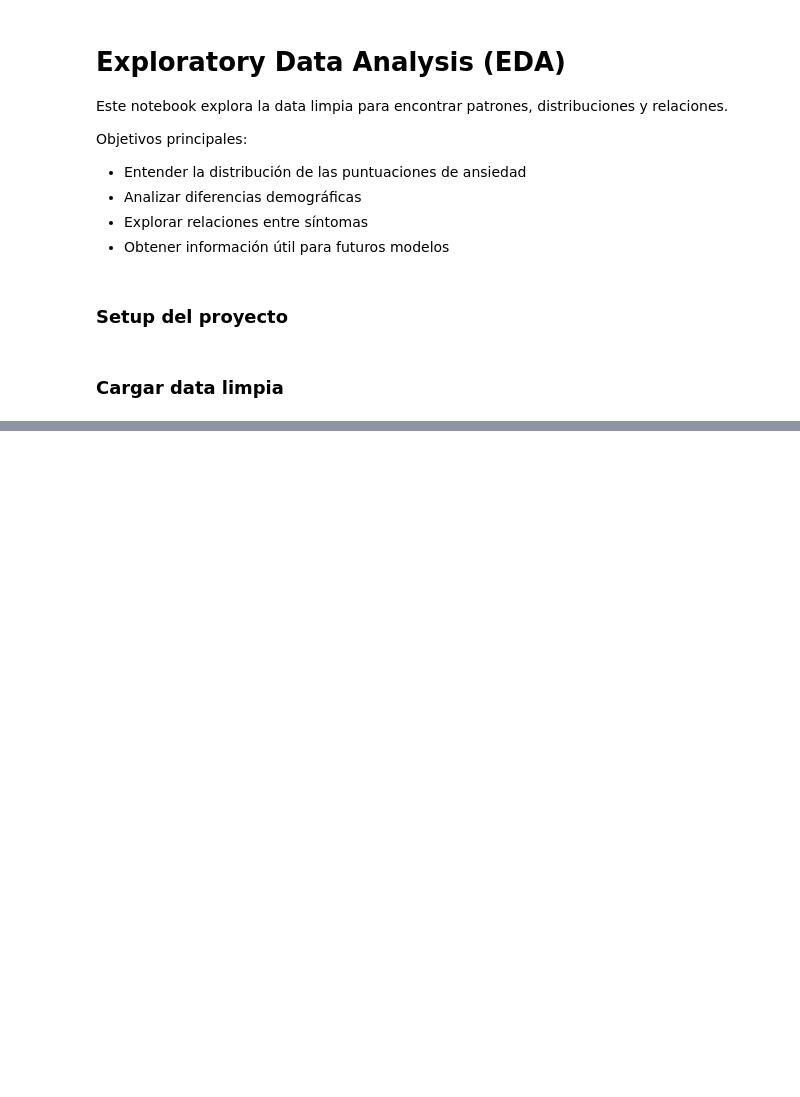
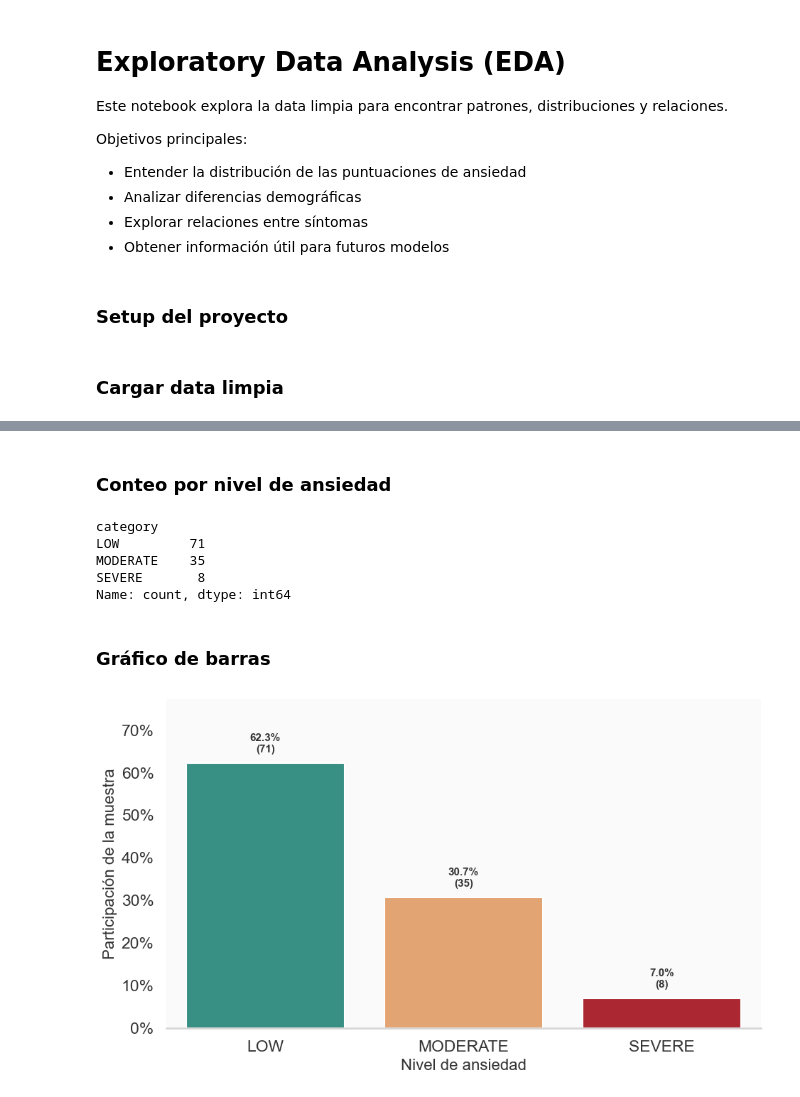
Before and after one commit to homeless-coder/bai-analysis, a Jupyter notebook: notebooks/02_eda.ipynb, the cells around one changed output, grey strips where cells are left out. Saved outputs shown, nothing was run; the diff lists cells and outputs as text; code cells hidden in the pictures; blank space fills up the shorter version.

```diff
--- a/notebooks/02_eda.ipynb
+++ b/notebooks/02_eda.ipynb
@@ -39,0 +179,76 @@ df.head()
+# %% [markdown]
+### Conteo por nivel de ansiedad
+# %%
+df['category'].value_counts()
+# %% [output]
+category
+LOW         71
+MODERATE    35
+SEVERE       8
+Name: count, dtype: int64
+# %% [markdown]
+### Gráfico de barras
+# %%
+if "save_plot" not in globals():
+    from src.config import OUTPUTS_FIGURES
+    OUTPUTS_FIGURES.mkdir(parents=True, exist_ok=True)
+
+    def save_plot(fig, filename):
+        fig.tight_layout()
+        fig.savefig(OUTPUTS_FIGURES / filename, dpi=180, bbox_inches="tight")
+
+from matplotlib.ticker import PercentFormatter
+
+CATEGORY_ORDER = globals().get("CATEGORY_ORDER", ["LOW", "MODERATE", "SEVERE"])
+CATEGORY_PALETTE = globals().get("CATEGORY_PALETTE", {
+    "LOW": "#2A9D8F",
+    "MODERATE": "#F4A261",
+    "SEVERE": "#C1121F",
+})
+
+category_counts = (
+    df["category"]
+    .value_counts()
+    .reindex(CATEGORY_ORDER)
+    .rename_axis("category")
+    .reset_index(name="count")
+)
+category_counts["percentage"] = category_counts["count"] / category_counts["count"].sum() * 100
+
+fig, ax = plt.subplots(figsize=(9.8, 5.8))
+sns.barplot(
+    data=category_counts,
+    x="category",
+    y="percentage",
+    order=CATEGORY_ORDER,
+    palette=CATEGORY_PALETTE,
+    hue="category",
+    legend=False,
+    ax=ax,
+)
+
+for patch, row in zip(ax.patches, category_counts.itertuples()):
+    x = patch.get_x() + patch.get_width() / 2
+    y = patch.get_height()
+    ax.text(
+        x,
+        y + 2,
+        f"{row.percentage:.1f}%\n({int(row.count)})",
+        ha="center",
+        va="bottom",
+        fontsize=11,
+        fontweight="bold",
+        color="#333333",
+    )
+
+ax.set_ylim(0, max(category_counts["percentage"]) + 15)
+ax.yaxis.set_major_formatter(PercentFormatter(100))
+ax.set_xlabel("Nivel de ansiedad", fontsize=16)
+ax.set_ylabel("Participación de la muestra", fontsize=16)
+ax.grid(False)
+ax.set_title("")
+sns.despine(ax=ax, left=True, bottom=False)
+save_plot(fig, "anxiety_distribution.png")
+plt.show()
+# %% [output]
+[figure, added]
```
Also changed, not shown: parts of 9 cells of this notebook, 4 other files.
